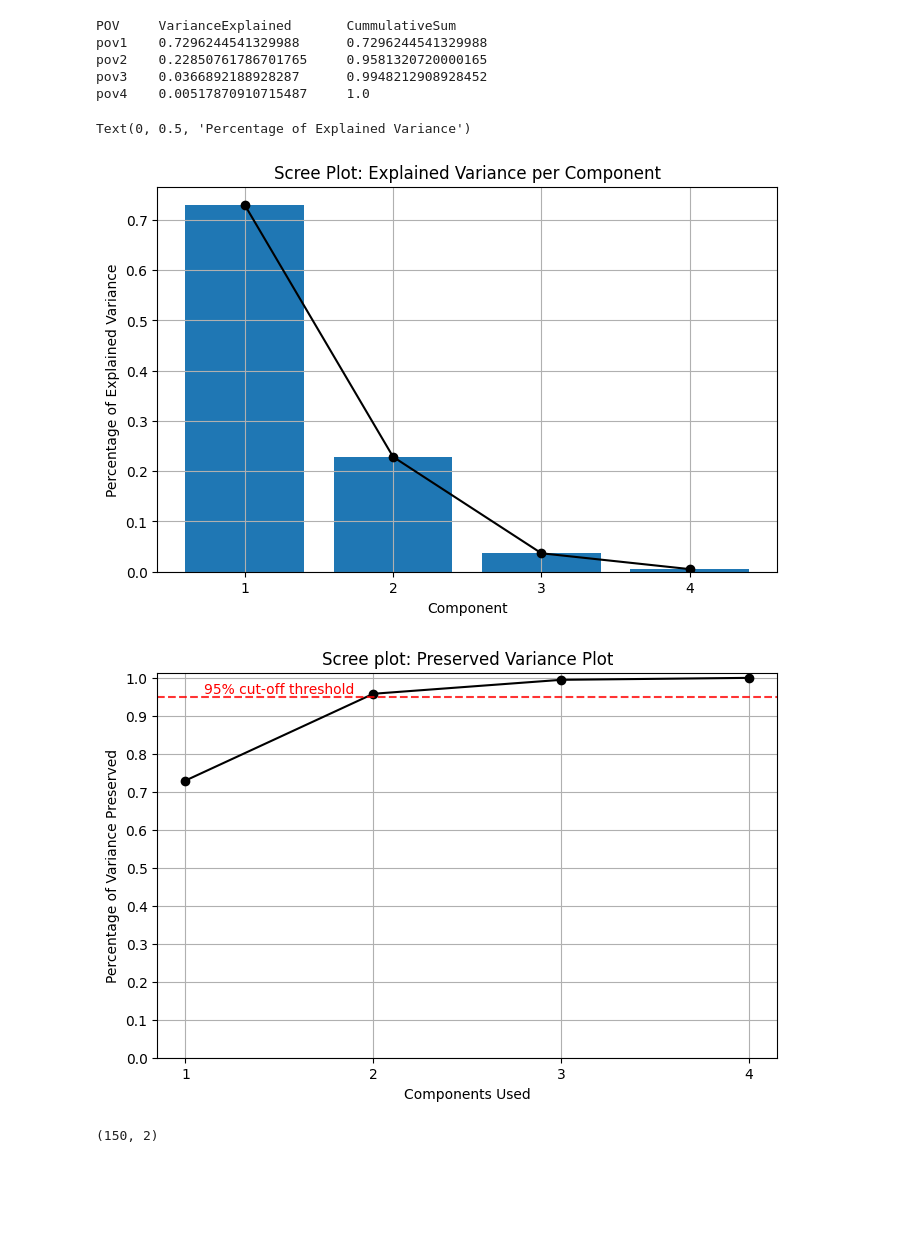
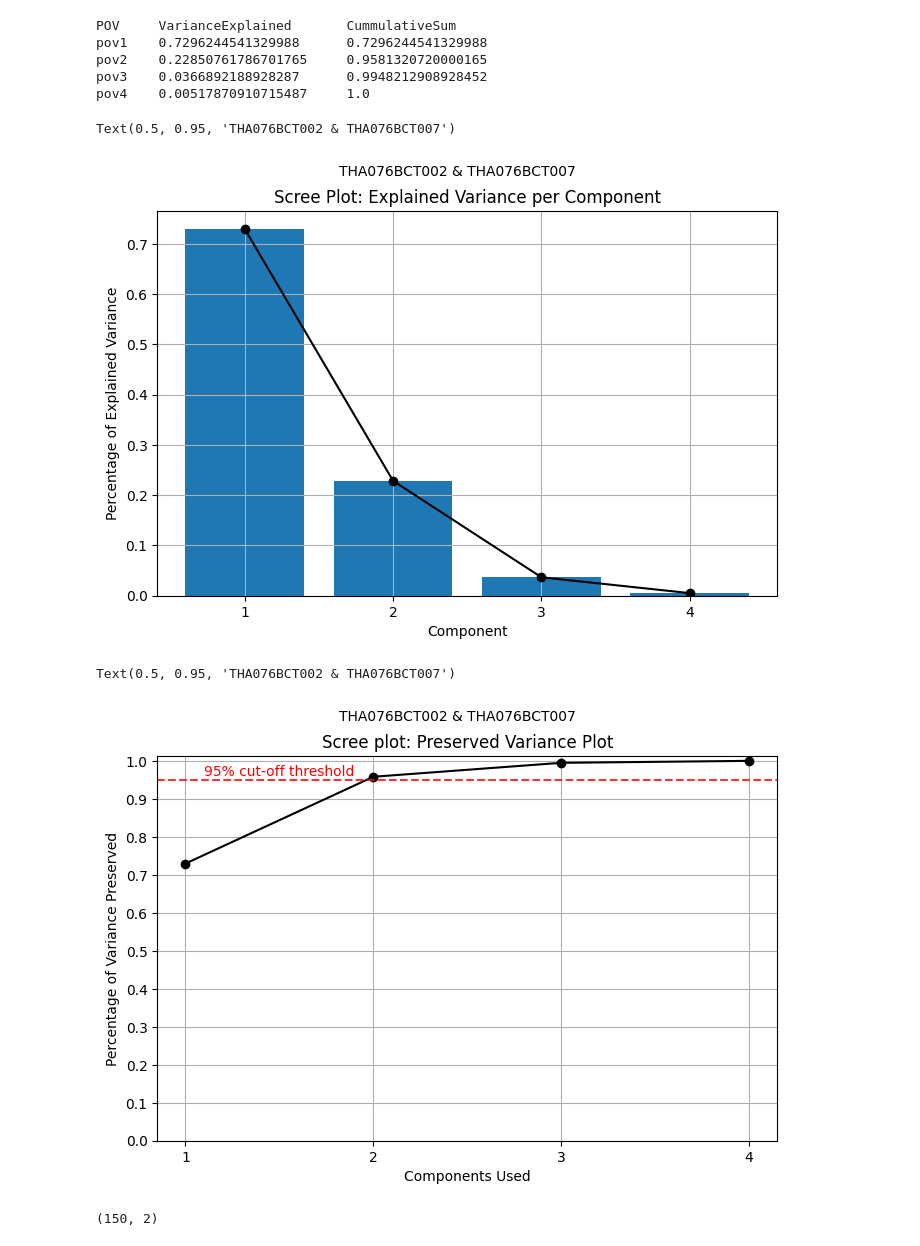
Before and after one commit to anuj-raymajhi/PCA, a Jupyter notebook: PCA_all.ipynb, the cells around one changed output. Saved outputs shown, nothing was run; the diff lists cells and outputs as text; code cells hidden in the pictures; blank space fills up the shorter version.

```diff
--- a/PCA_all.ipynb
+++ b/PCA_all.ipynb
@@ -219,17 +229,18 @@ pov4    0.00517870910715487     1.0
 # %%
 #plotting scree plot for explained variance by each component and
 # cummulative preserved variance along each component
 plt.figure(figsize=(8,5))
 plt.plot(np.linspace(1,4,4), povIris, 'o-',c='black')
 plt.bar(np.linspace(1,4,4),povIris)
 plt.title('Scree Plot: Explained Variance per Component')
 plt.grid()
 plt.xticks(np.arange(1,5,1))
 plt.xlabel("Component")
 plt.ylabel("Percentage of Explained Variance")
+plt.figtext(0.5,0.95,'THA076BCT002 & THA076BCT007', ha='center',fontsize=10)
 # %% [output]
-Text(0, 0.5, 'Percentage of Explained Variance')
+Text(0.5, 0.95, 'THA076BCT002 & THA076BCT007')
-[figure, old version]
+[figure, new version]
 # %%
 plt.figure(figsize=(8,5))
 plt.plot(np.linspace(1,4,4), csumIris, 'o-',c='black')
@@ -243,8 +254,10 @@ plt.yticks(np.arange(0,1.1,0.1))
 plt.axhline(y=0.95, color='red', linestyle='--',alpha=0.8)
 plt.text(1.1,0.96, '95% cut-off threshold', color='red', fontsize=10)
 plt.grid()
+plt.figtext(0.5,0.95,'THA076BCT002 & THA076BCT007', ha='center',fontsize=10)
 # %% [output]
+Text(0.5, 0.95, 'THA076BCT002 & THA076BCT007')
-[figure, old version]
+[figure, new version]
 # %%
 # Reducing to two dimensions for preserving 95.81% variance
 yIris = X_std.dot(eigVecIris[:,0:2])
```
Also changed, not shown: parts of 24 cells of this notebook, 17 other files.
